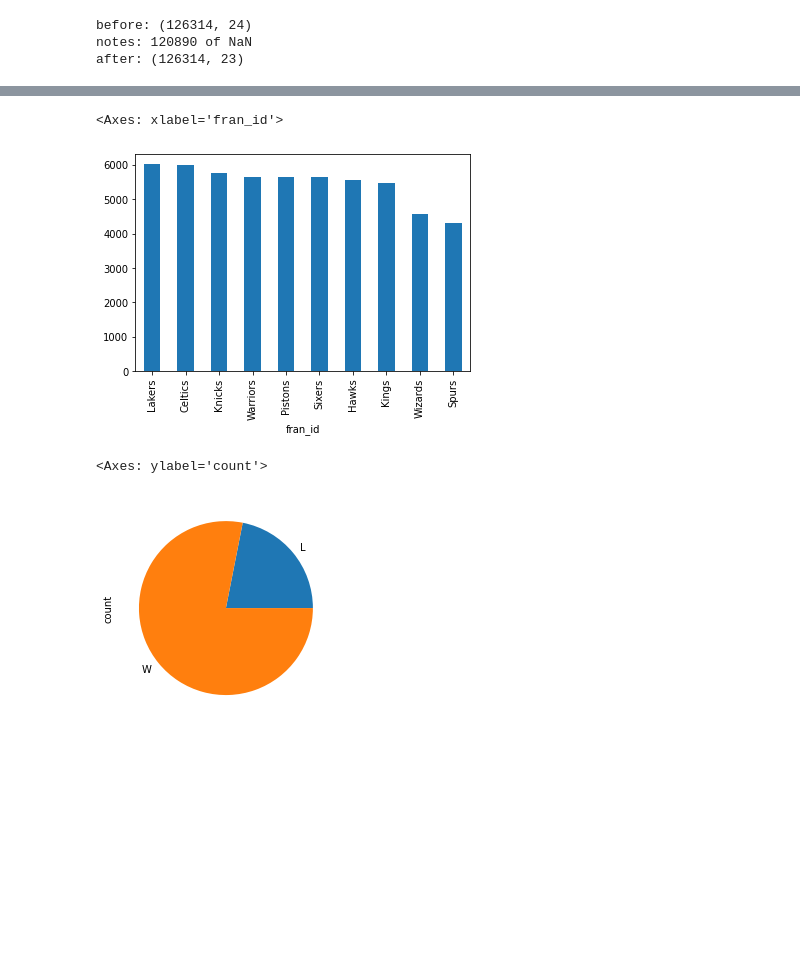
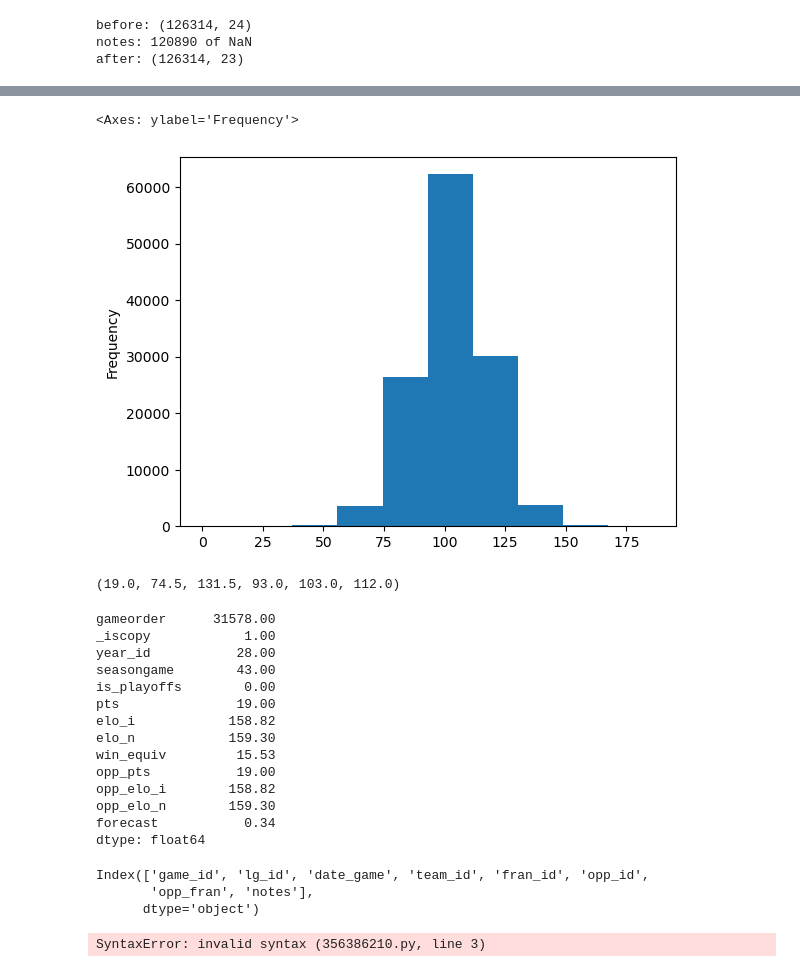
Before and after one commit to getpeped/WorkBook, a Jupyter notebook: nba_team_players.ipynb, the cells around one changed output, grey strips where cells are left out. Saved outputs shown, nothing was run; the diff lists cells and outputs as text; code cells hidden in the pictures; blank space fills up the shorter version.

```diff
--- a/nba_team_players.ipynb
+++ b/nba_team_players.ipynb
@@ -250,7 +255,0 @@ Name: notes, dtype: object
-# %%
-# Invalid Values
-print(f'before: {df.shape}')
-df.describe()
-df[df['pts'] == 0]
-df = df.drop(index=[26684])
-print(f'after: {df.shape}')
@@ -292,13 +282,52 @@ plt.grid()
 # %%
-df['fran_id'].value_counts().head(10).plot(kind='bar')
+df['pts'].plot(kind='hist')
 # %% [output]
-<Axes: xlabel='fran_id'>
+<Axes: ylabel='Frequency'>
-[figure, old version]
+[figure, new version]
-# %%
-df[df['fran_id'].str.startswith('Miami')]
-df[(df['fran_id'] == 'Heat') & (df['year_id'] == 2013)].groupby(by=['game_result'])['game_id'].count().plot(kind='pie')
-df[(df['fran_id'] == 'Heat') & (df['year_id'] == 2013)].value_counts().plot(kind='pie')
-plt.legend()
-# %% [output]
-<Axes: ylabel='count'>
-[figure, removed]
+# %%
+q1 = df['pts'].quantile(0.25)
+q2 = df['pts'].quantile(0.50)
+q3 = df['pts'].quantile(0.75)
+iqr = q3 - q1
+min = q2 - 1.5*iqr
+max = q2 + 1.5*iqr
+iqr, min, max, q1, q2, q3
+# %% [output]
+(19.0, 74.5, 131.5, 93.0, 103.0, 112.0)
+# %%
+num_cols = df.select_dtypes('number').columns
+q1 = df[num_cols].quantile(0.25)
+q3 = df[num_cols].quantile(0.75)
+iqr = q3 - q1
+min = q1 - 1.5*iqr
+max = q3 + 1.5*iqr
+iqr
+# %% [output]
+gameorder      31578.00
+_iscopy            1.00
+year_id           28.00
+seasongame        43.00
+is_playoffs        0.00
+pts               19.00
+elo_i            158.82
+elo_n            159.30
+win_equiv         15.53
+opp_pts           19.00
+opp_elo_i        158.82
+opp_elo_n        159.30
+forecast           0.34
+dtype: float64
+# %%
+df.select_dtypes('number').columns
+df.select_dtypes('category').columns
+df.select_dtypes('object').columns
+# %% [output]
+Index(['game_id', 'lg_id', 'date_game', 'team_id', 'fran_id', 'opp_id',
+       'opp_fran', 'notes'],
+      dtype='object')
+# %%
+df[
+
+]
+# %% [output]
+SyntaxError: invalid syntax (356386210.py, line 3)
```
Also changed, not shown: parts of 10 cells of this notebook.
